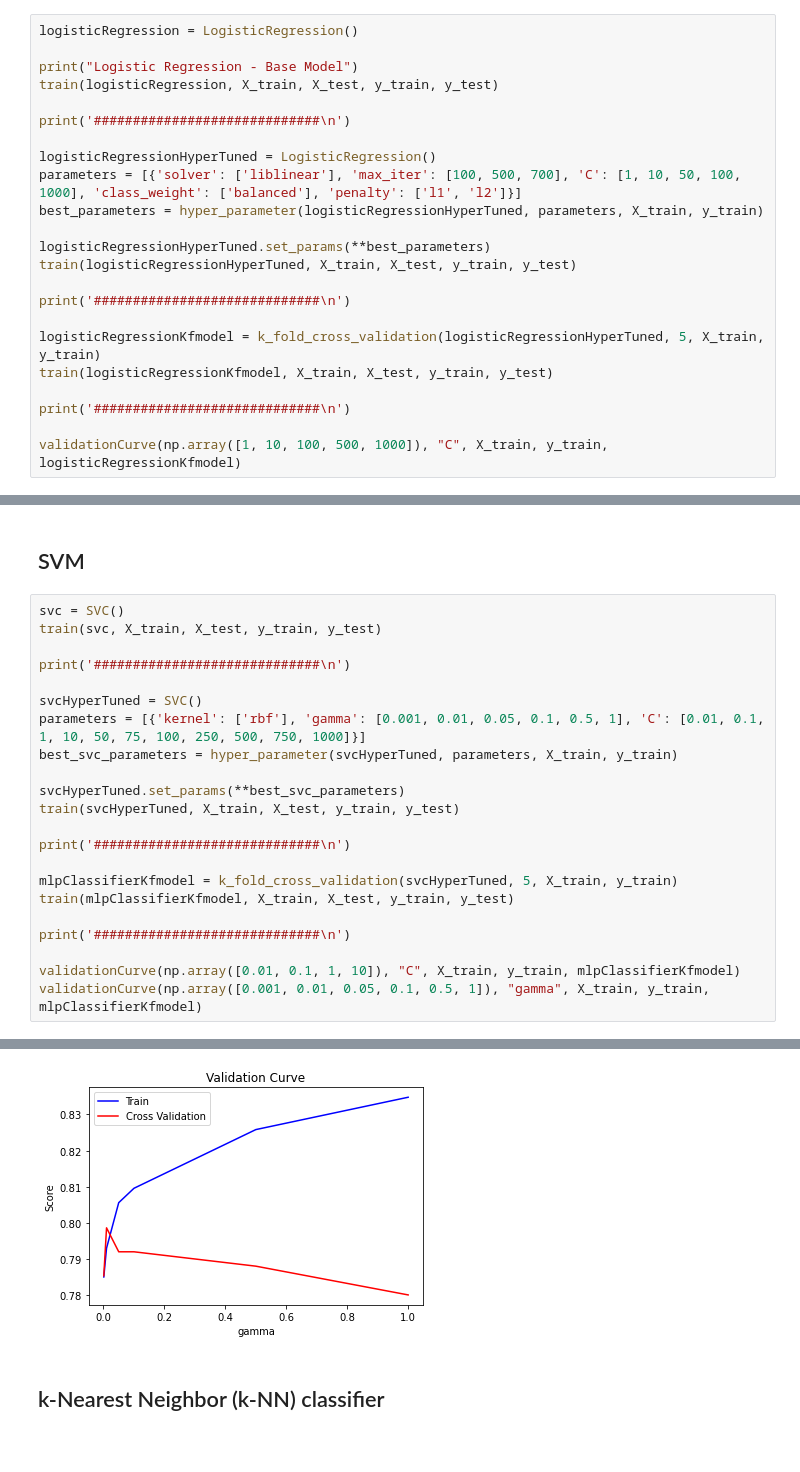
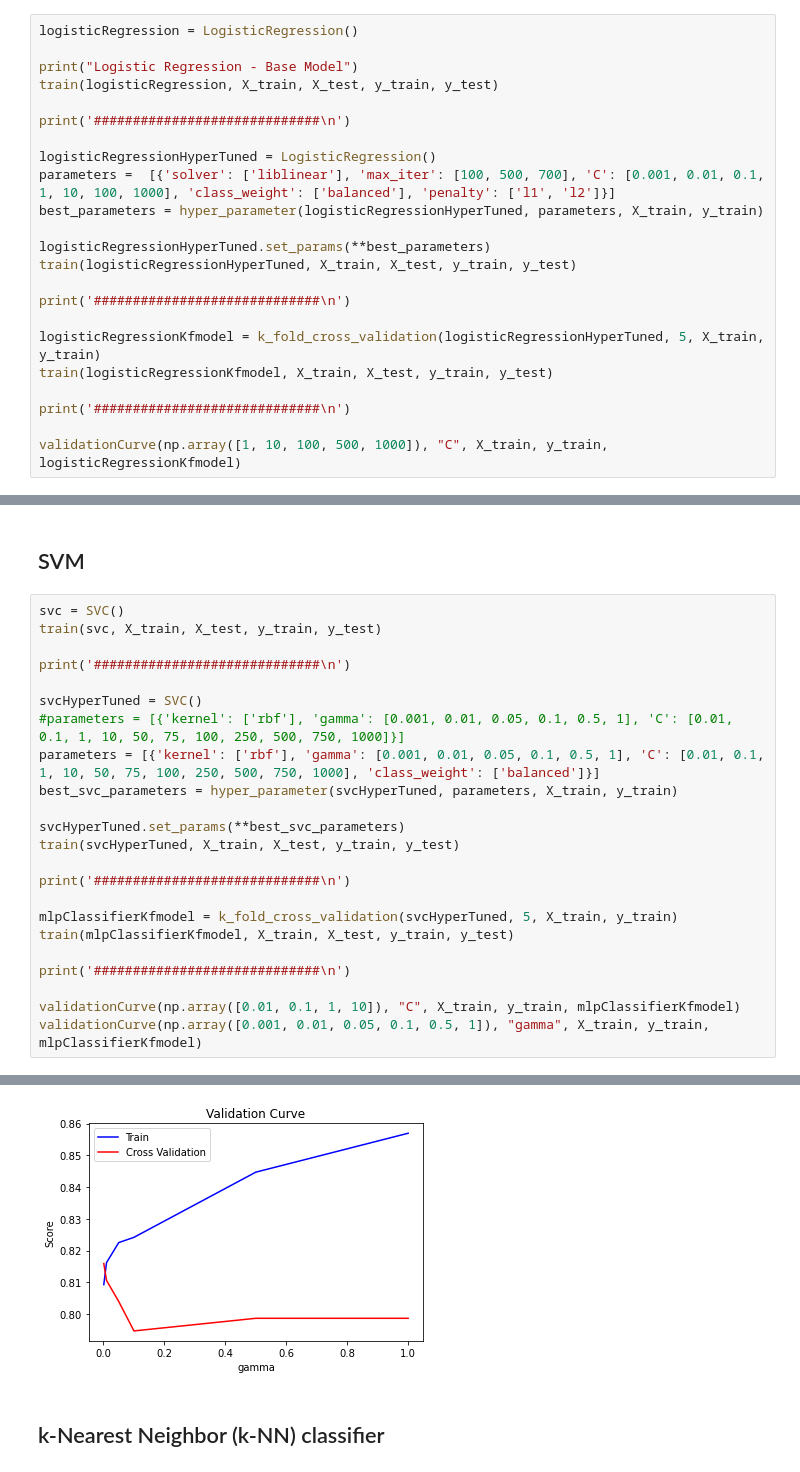
Before and after one commit to TheScorpoi/faa-mammographic, a Jupyter notebook: src/main.ipynb, the cells around one changed output, grey strips where cells are left out. Drawn from its saved outputs; the diff is of its cells as text.

```diff
--- a/src/main.ipynb
+++ b/src/main.ipynb
@@ -313,7 +312,7 @@ train(logisticRegression, X_train, X_test, y_train, y_test)
 print('#############################\n')
 
 logisticRegressionHyperTuned = LogisticRegression()
-parameters = [{'solver': ['liblinear'], 'max_iter': [100, 500, 700], 'C': [1, 10, 50, 100, 1000], 'class_weight': ['balanced'], 'penalty': ['l1', 'l2']}]
+parameters =  [{'solver': ['liblinear'], 'max_iter': [100, 500, 700], 'C': [0.001, 0.01, 0.1, 1, 10, 100, 1000], 'class_weight': ['balanced'], 'penalty': ['l1', 'l2']}]
 best_parameters = hyper_parameter(logisticRegressionHyperTuned, parameters, X_train, y_train)
 
 logisticRegressionHyperTuned.set_params(**best_parameters)
@@ -491,7 +488,8 @@ train(svc, X_train, X_test, y_train, y_test)
 print('#############################\n')
 
 svcHyperTuned = SVC()
-parameters = [{'kernel': ['rbf'], 'gamma': [0.001, 0.01, 0.05, 0.1, 0.5, 1], 'C': [0.01, 0.1, 1, 10, 50, 75, 100, 250, 500, 750, 1000]}]
+#parameters = [{'kernel': ['rbf'], 'gamma': [0.001, 0.01, 0.05, 0.1, 0.5, 1], 'C': [0.01, 0.1, 1, 10, 50, 75, 100, 250, 500, 750, 1000]}]
+parameters = [{'kernel': ['rbf'], 'gamma': [0.001, 0.01, 0.05, 0.1, 0.5, 1], 'C': [0.01, 0.1, 1, 10, 50, 75, 100, 250, 500, 750, 1000], 'class_weight': ['balanced']}]
 best_svc_parameters = hyper_parameter(svcHyperTuned, parameters, X_train, y_train)
 
 svcHyperTuned.set_params(**best_svc_parameters)
@@ -574,5 +572,5 @@ Validation Curve for : SVC
 Validation Curve for : SVC
-[figure, old version]
+[figure, new version]
 # %% [markdown]
 ## k-Nearest Neighbor (k-NN) classifier
 # %%
```
Also changed, not shown: parts of 8 cells of this notebook.
